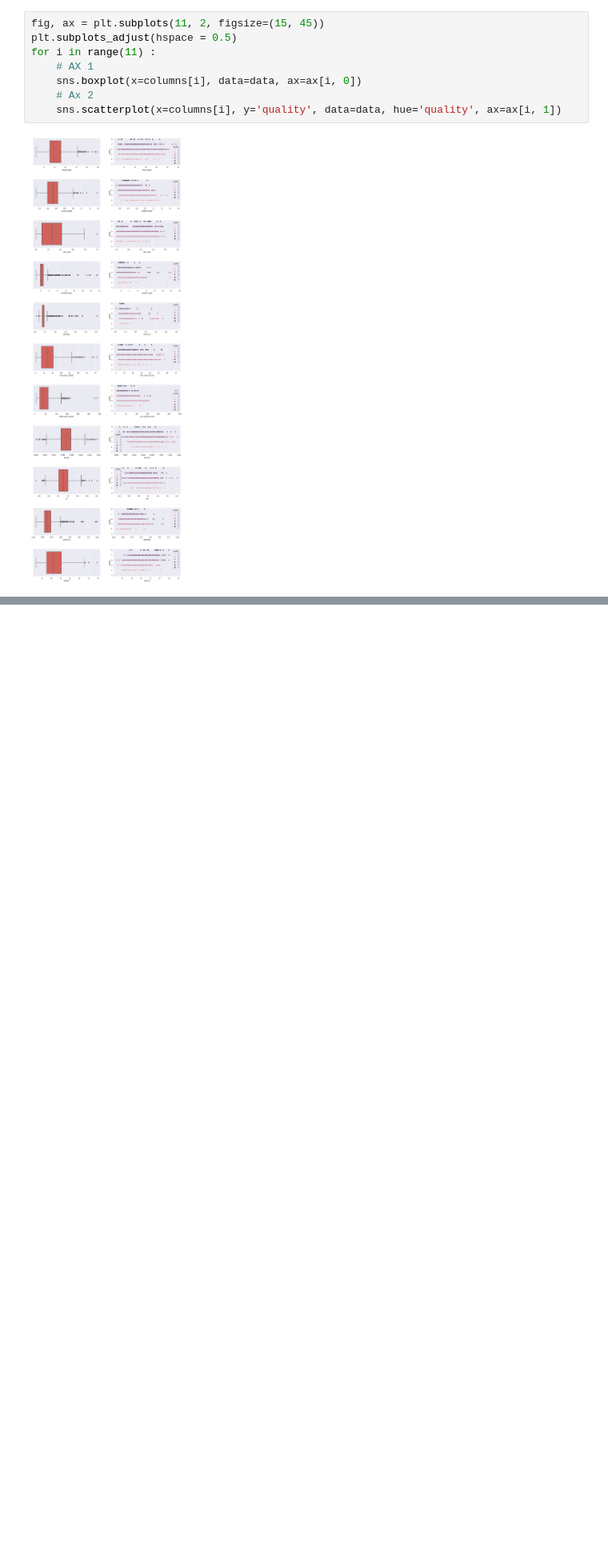
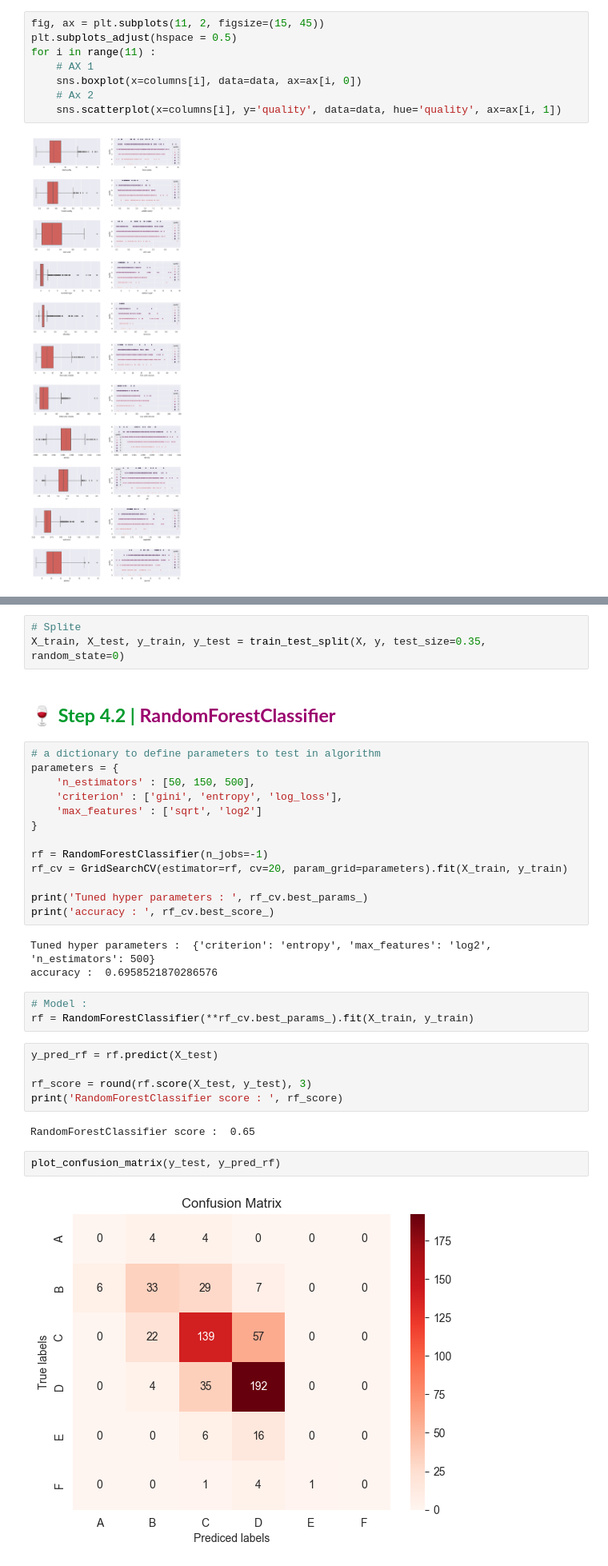
Before and after one commit to NimaPourmoradi/RedWineQuality, a Jupyter notebook: RedWineQuality.ipynb, the cells around one changed output, grey strips where cells are left out. Shown at 80% size. Cells and saved outputs as stored; diff of their text form; blank space fills up the shorter version.

```diff
--- a/RedWineQuality.ipynb
+++ b/RedWineQuality.ipynb
@@ -195,0 +282,36 @@ plt.show()
+# %%
+# Splite
+X_train, X_test, y_train, y_test = train_test_split(X, y, test_size=0.35, random_state=0)
+# %% [markdown]
+<a id="rf"></a>
+<h2><b><span style="color:#009b2d">🍷 Step 4.2 | </span><span style="color:#9b006e">RandomForestClassifier</span></b></h2>
+# %%
+# a dictionary to define parameters to test in algorithm
+parameters = {
+    'n_estimators' : [50, 150, 500],
+    'criterion' : ['gini', 'entropy', 'log_loss'],
+    'max_features' : ['sqrt', 'log2']
+}
+
+rf = RandomForestClassifier(n_jobs=-1)
+rf_cv = GridSearchCV(estimator=rf, cv=20, param_grid=parameters).fit(X_train, y_train)
+
+print('Tuned hyper parameters : ', rf_cv.best_params_)
+print('accuracy : ', rf_cv.best_score_)
+# %% [output]
+Tuned hyper parameters :  {'criterion': 'entropy', 'max_features': 'log2', 'n_estimators': 500}
+accuracy :  0.6958521870286576
+# %%
+# Model :
+rf = RandomForestClassifier(**rf_cv.best_params_).fit(X_train, y_train)
+# %%
+y_pred_rf = rf.predict(X_test)
+
+rf_score = round(rf.score(X_test, y_test), 3)
+print('RandomForestClassifier score : ', rf_score)
+# %% [output]
+RandomForestClassifier score :  0.65
+# %%
+plot_confusion_matrix(y_test, y_pred_rf)
+# %% [output]
+[figure, added]
```
Also changed, not shown: parts of 57 cells of this notebook.
